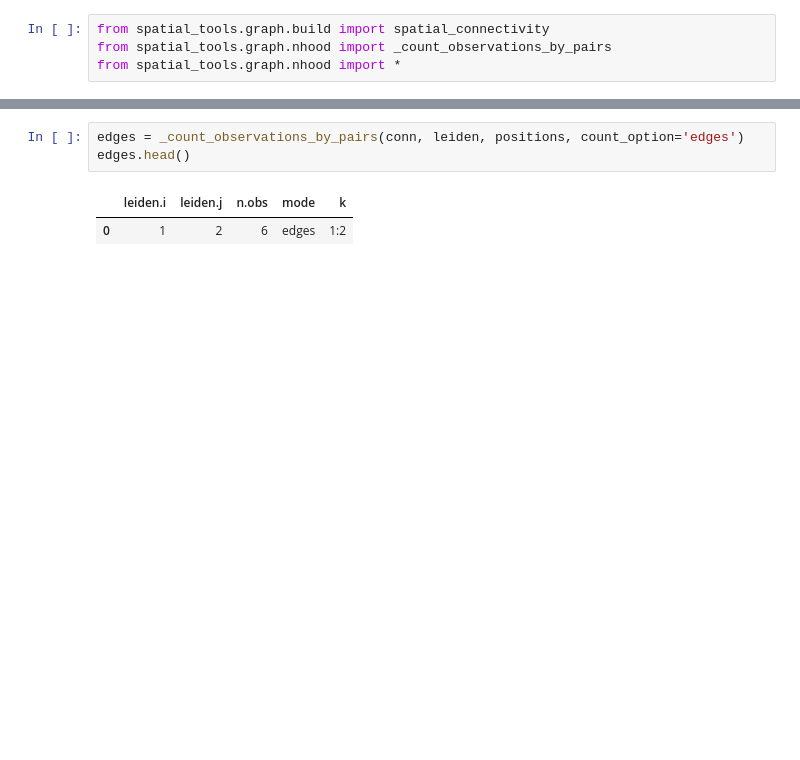
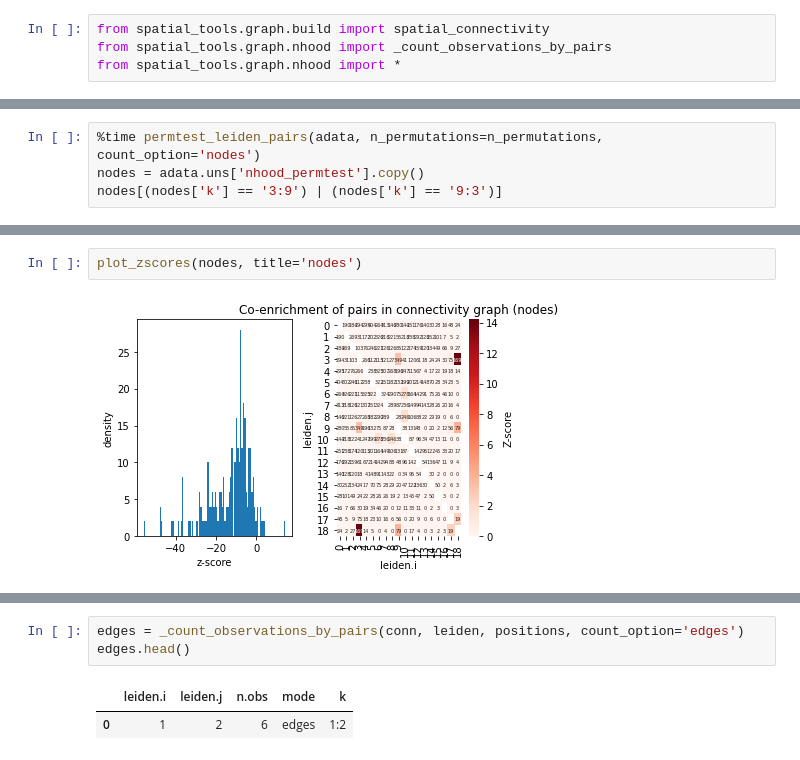
Before and after one commit to scverse/squidpy, a Jupyter notebook: notebooks/permutation_test.ipynb, the cells around one changed output, grey strips where cells are left out. Saved outputs shown, nothing was run; the diff lists cells and outputs as text; blank space fills up the shorter version.

```diff
--- a/notebooks/permutation_test.ipynb
+++ b/notebooks/permutation_test.ipynb
@@ -37,0 +145,4 @@ from spatial_tools.graph.nhood import *
+# %%
+%time permtest_leiden_pairs(adata, n_permutations=n_permutations, count_option='nodes')
+nodes = adata.uns['nhood_permtest'].copy()
+nodes[(nodes['k'] == '3:9') | (nodes['k'] == '9:3')]
@@ -37,0 +162,4 @@ from spatial_tools.graph.nhood import *
+# %%
+plot_zscores(nodes, title='nodes')
+# %% [output]
+[figure, added]
```
Also changed, not shown: parts of 75 cells of this notebook, 3 other files.
